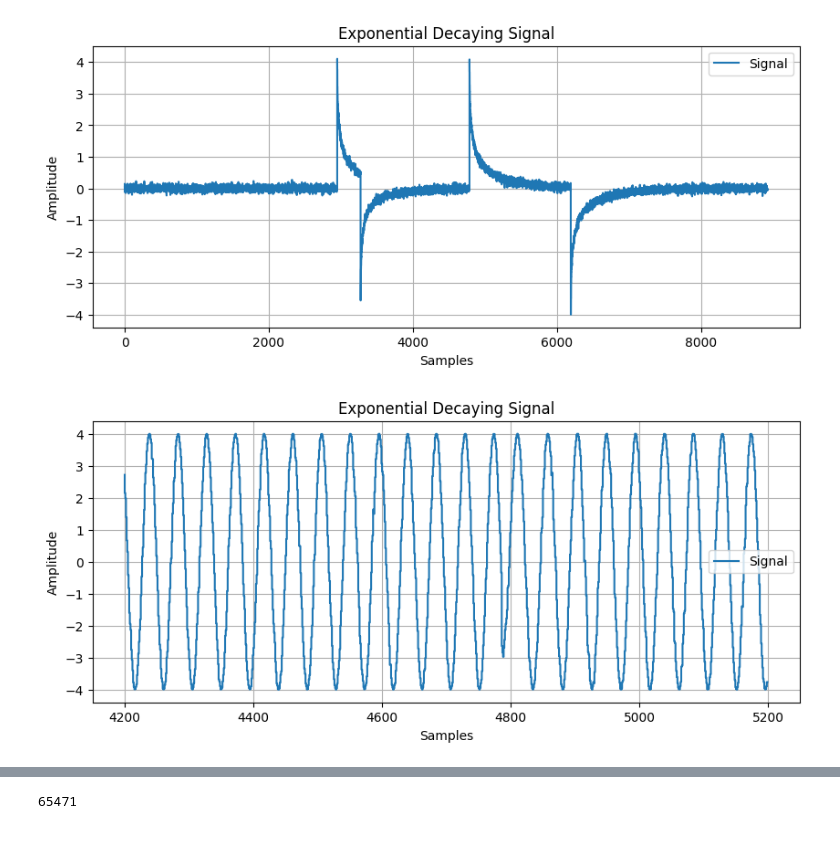
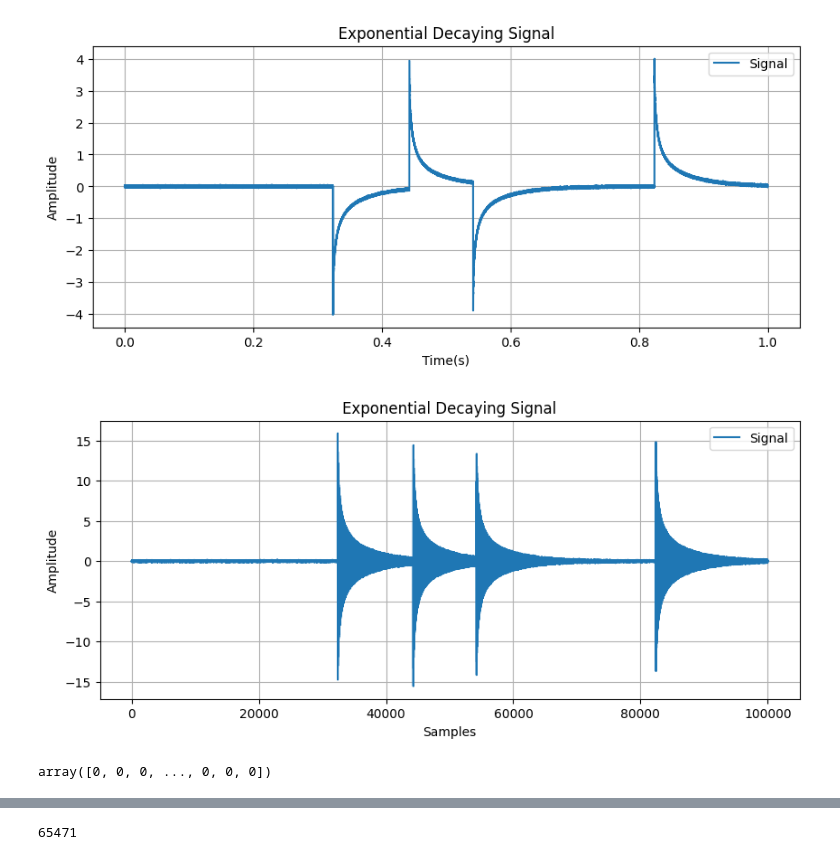
Before and after one commit to dcrovo/Neutrino-Pulse-Generator, a Jupyter notebook: test.ipynb, the cells around one changed output, grey strips where cells are left out. Cells and saved outputs as stored; diff of their text form; code cells hidden in the pictures.

```diff
--- a/test.ipynb
+++ b/test.ipynb
@@ -2,46 +2,52 @@
 import matplotlib.pyplot as plt
 import numpy as np
 
-signal_data = np.genfromtxt('build/data/signal.csv', delimiter=',')
+signal_data = np.genfromtxt('build/data/pixel0.csv', delimiter=',')
 
 sampling_rate = 800000000
 num_samples = len(signal_data)
-time_array = np.arange(num_samples)
+time_array = np.arange(0,1,(1/num_samples))
 
 # Plot the signal
 plt.figure(figsize=(10, 4))
-plt.step(time_array,signal_data, label='Signal'
+plt.step(time_array[:],
+         signal_data[:], label='Signal'
          )
 
-plt.xlabel('Samples')
+plt.xlabel('Time(s)')
 plt.ylabel('Amplitude')
 plt.title('Exponential Decaying Signal')
 plt.legend()
 plt.grid()
 plt.show()
 # %% [output]
-[figure, old version]
+[figure, new version]
 # %%
 import matplotlib.pyplot as plt
 import numpy as np
 
-mod_signal = np.genfromtxt('build/data/mod.csv', delimiter=',')
-
+mod_signal1 = np.genfromtxt('build/data/channel0.csv', delimiter=',')
+mod_signal2 = np.genfromtxt('build/data/channel1.csv', delimiter=',')
+mod_signal = np.sum([mod_signal1, mod_signal2], axis=0)
 sampling_rate = 800000000
 num_samples = len(mod_signal)
 time_array = np.arange(num_samples)
 
 # Plot the signal
 plt.figure(figsize=(10, 4))
 
-plt.step(time_array[4200:5200],
-         mod_signal[4200:5200], label='Signal')
+plt.step(time_array[:],
+         mod_signal1[:], label='Signal')
 plt.xlabel('Samples')
 plt.ylabel('Amplitude')
 plt.title('Exponential Decaying Signal')
 plt.legend()
 plt.grid()
 
 plt.show()
 # %% [output]
-[figure, old version]
+[figure, new version]
+# %%
+time_array
+# %% [output]
+array([0, 0, 0, ..., 0, 0, 0])
```
Also changed, not shown: parts of 4 cells of this notebook, 11 other files.
